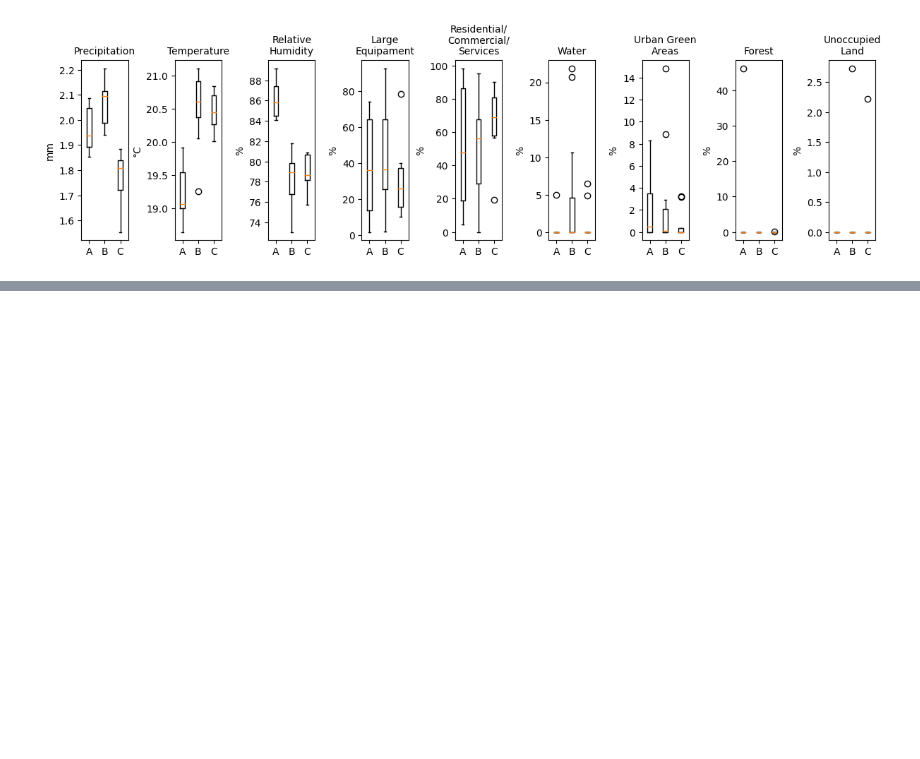
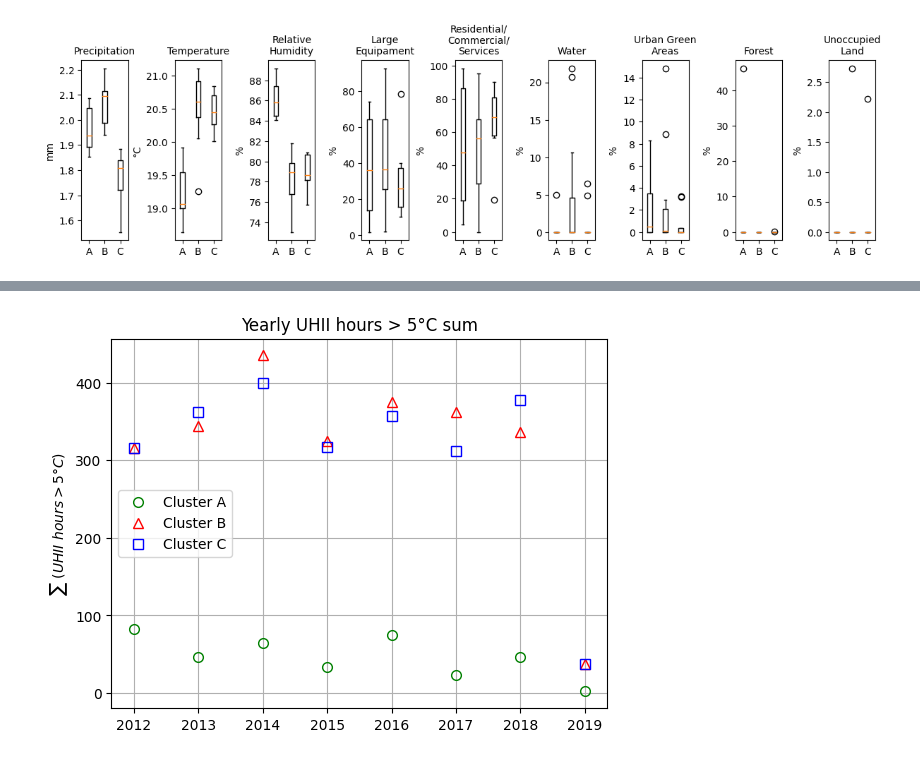
Before and after one commit to plbalmeida/ml-uhi, a Jupyter notebook: notebooks/2.0-eda.ipynb, the cells around one changed output, grey strips where cells are left out. Drawn from its saved outputs; the diff is of its cells as text; code cells hidden in the pictures; blank space fills up the shorter version.

```diff
--- a/notebooks/2.0-eda.ipynb
+++ b/notebooks/2.0-eda.ipynb
@@ -920,0 +1160,62 @@ plots_quant(df_cluster_C, "Cluster C")
+# %%
+def uhii_cumsum(df, feature_name):
+    df['timestamp'] = pd.to_datetime(df['timestamp'])
+    df_grouped = df[["timestamp", "uhii"]].groupby("timestamp").mean()
+    df_grouped['uhii_5'] = df_grouped["uhii"] >= 5
+    df_grouped['uhii_5'] = df_grouped['uhii_5'].map({False: 0, True:1})
+    annual_cumulative_sum = df_grouped[['uhii_5']].resample('Y').sum()
+    annual_cumulative_sum.columns = [feature_name]
+    return annual_cumulative_sum
+# %%
+cluster_A_cumsum = uhii_cumsum(df=df_cluster_A, feature_name='Cluster A')
+cluster_B_cumsum = uhii_cumsum(df=df_cluster_B, feature_name='Cluster B')
+cluster_C_cumsum = uhii_cumsum(df=df_cluster_C, feature_name='Cluster C')
+# %%
+clusters_cumsum = cluster_A_cumsum.merge(
+    cluster_B_cumsum, left_index=True, right_index=True
+    ).merge(cluster_C_cumsum, left_index=True, right_index=True)
+
+clusters_cumsum.index = [2012, 2013, 2014, 2015, 2016, 2017, 2018, 2019]
+# %%
+plt.plot(
+    clusters_cumsum.index, clusters_cumsum[['Cluster A']],
+    marker="o",
+    ms=7,
+    label='Cluster A',
+    mfc='none',
+    mec='green',
+    c='green',
+    ls=''
+)
+
+plt.plot(
+    clusters_cumsum.index, clusters_cumsum[['Cluster B']],
+    marker="^",
+    ms=7,
+    label='Cluster B',
+    mfc='none',
+    mec='red',
+    c='red',
+    ls=''
+)
+
+plt.plot(
+    clusters_cumsum.index, clusters_cumsum[['Cluster C']],
+    marker="s",
+    ms=7,
+    label='Cluster C',
+    mfc='none',
+    mec='blue',
+    c='blue',
+    ls=''
+)
+
+plt.xlabel('')
+plt.ylabel('$\sum\ (UHII\ hours > 5°C)$')
+plt.title('Yearly UHII hours > 5°C sum')
+plt.grid()
+plt.legend(prop={'size': 10})
+plt.savefig(f'../figures/uhii_sum.png', dpi=300, bbox_inches="tight")
+plt.show()
+# %% [output]
+[figure, added]
```
Also changed, not shown: parts of 20 cells of this notebook.
